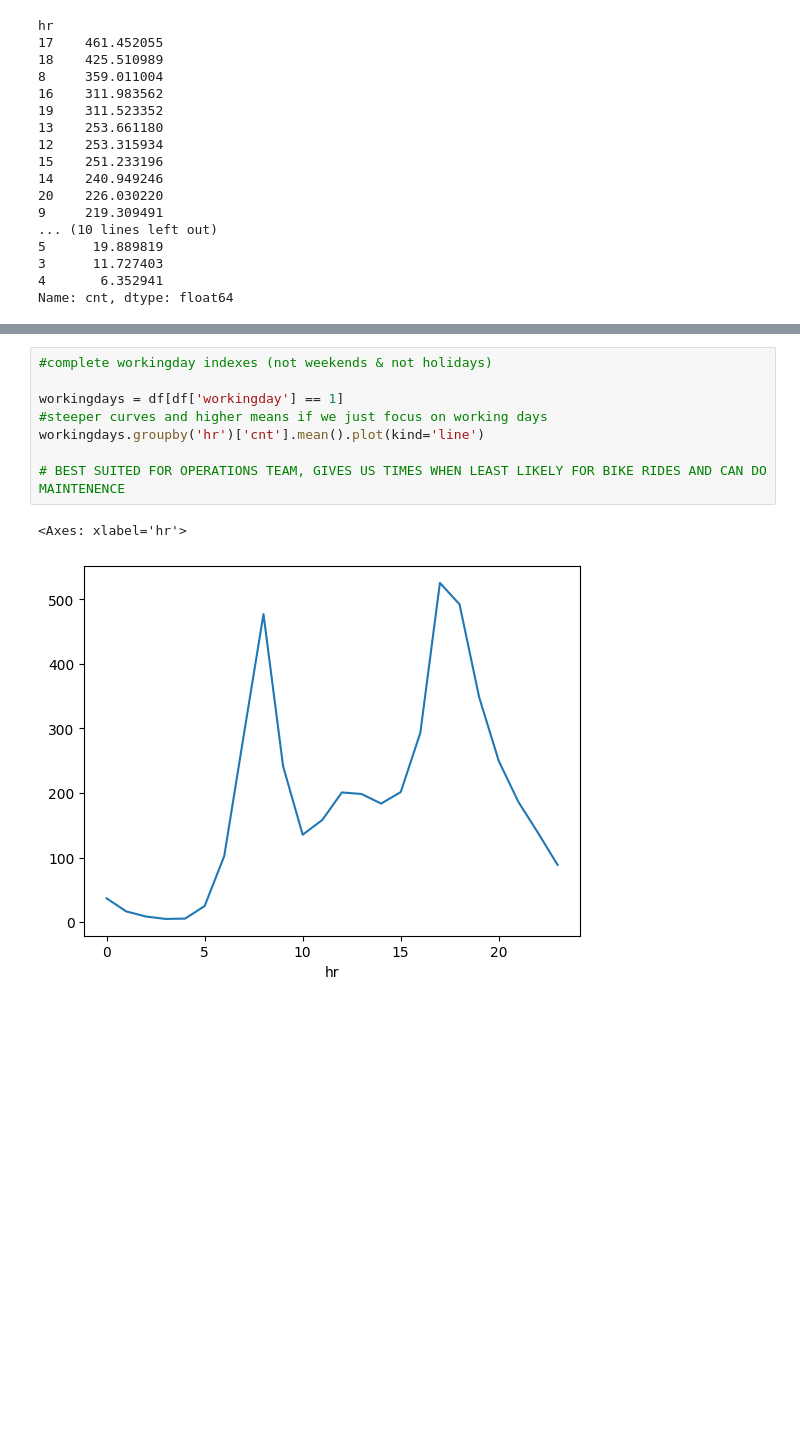
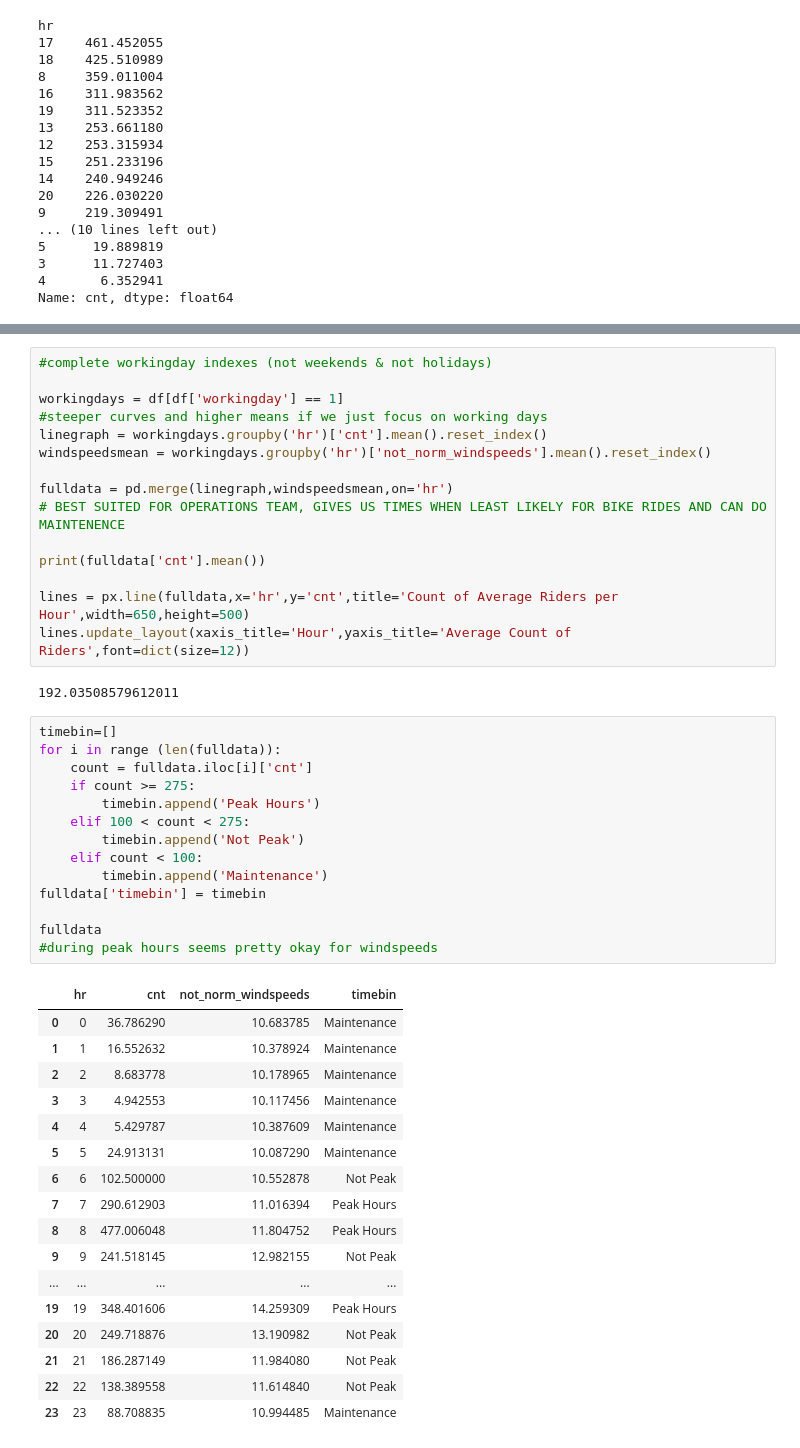
Before and after one commit to vrpperez7/Mod-4-Project, a Jupyter notebook: notebooks/Untitled-1.ipynb, the cells around one changed output, grey strips where cells are left out. Saved outputs shown, nothing was run; the diff lists cells and outputs as text; blank space fills up the shorter version.

```diff
--- a/notebooks/Untitled-1.ipynb
+++ b/notebooks/Untitled-1.ipynb
@@ -144,11 +147,49 @@ Name: cnt, dtype: int64
 
 workingdays = df[df['workingday'] == 1]
 #steeper curves and higher means if we just focus on working days
-workingdays.groupby('hr')['cnt'].mean().plot(kind='line')
+linegraph = workingdays.groupby('hr')['cnt'].mean().reset_index()
+windspeedsmean = workingdays.groupby('hr')['not_norm_windspeeds'].mean().reset_index()
 
+fulldata = pd.merge(linegraph,windspeedsmean,on='hr')
 # BEST SUITED FOR OPERATIONS TEAM, GIVES US TIMES WHEN LEAST LIKELY FOR BIKE RIDES AND CAN DO MAINTENENCE
+
+print(fulldata['cnt'].mean())
+
+lines = px.line(fulldata,x='hr',y='cnt',title='Count of Average Riders per Hour',width=650,height=500)
+lines.update_layout(xaxis_title='Hour',yaxis_title='Average Count of Riders',font=dict(size=12))
 # %% [output]
-<Axes: xlabel='hr'>
+192.03508579612011
-[figure, removed]
+# %%
+timebin=[]
+for i in range (len(fulldata)):
+    count = fulldata.iloc[i]['cnt']
+    if count >= 275:
+        timebin.append('Peak Hours')
+    elif 100 < count < 275:
+        timebin.append('Not Peak')
+    elif count < 100:
+        timebin.append('Maintenance')
+fulldata['timebin'] = timebin
+
+fulldata
+#during peak hours seems pretty okay for windspeeds
+# %% [output]
+|  | hr | cnt | not_norm_windspeeds | timebin |
+| 0 | 0 | 36.786290 | 10.683785 | Maintenance |
+| 1 | 1 | 16.552632 | 10.378924 | Maintenance |
+| 2 | 2 | 8.683778 | 10.178965 | Maintenance |
+| 3 | 3 | 4.942553 | 10.117456 | Maintenance |
+| 4 | 4 | 5.429787 | 10.387609 | Maintenance |
+| 5 | 5 | 24.913131 | 10.087290 | Maintenance |
+| 6 | 6 | 102.500000 | 10.552878 | Not Peak |
+| 7 | 7 | 290.612903 | 11.016394 | Peak Hours |
+| 8 | 8 | 477.006048 | 11.804752 | Peak Hours |
+| 9 | 9 | 241.518145 | 12.982155 | Not Peak |
+| ... | ... | ... | ... | ... |
+| 19 | 19 | 348.401606 | 14.259309 | Peak Hours |
+| 20 | 20 | 249.718876 | 13.190982 | Not Peak |
+| 21 | 21 | 186.287149 | 11.984080 | Not Peak |
+| 22 | 22 | 138.389558 | 11.614840 | Not Peak |
+| 23 | 23 | 88.708835 | 10.994485 | Maintenance |
 # %%
 #tabular format for workingdays based on each day
```
Also changed, not shown: parts of 8 cells of this notebook.
